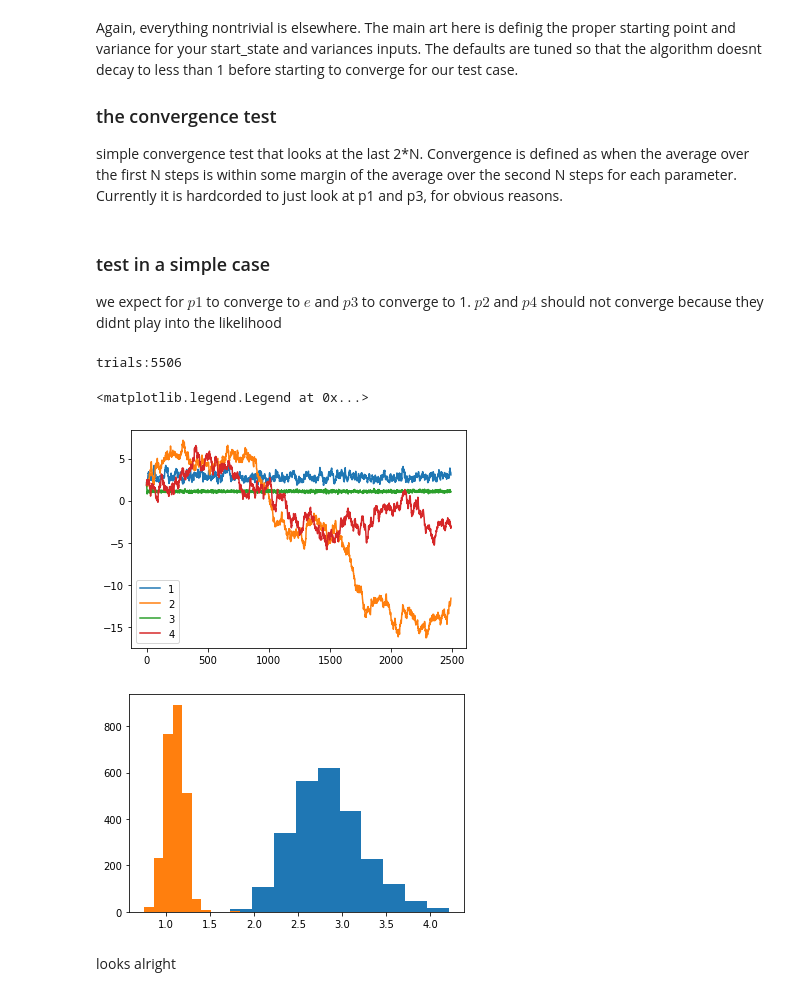
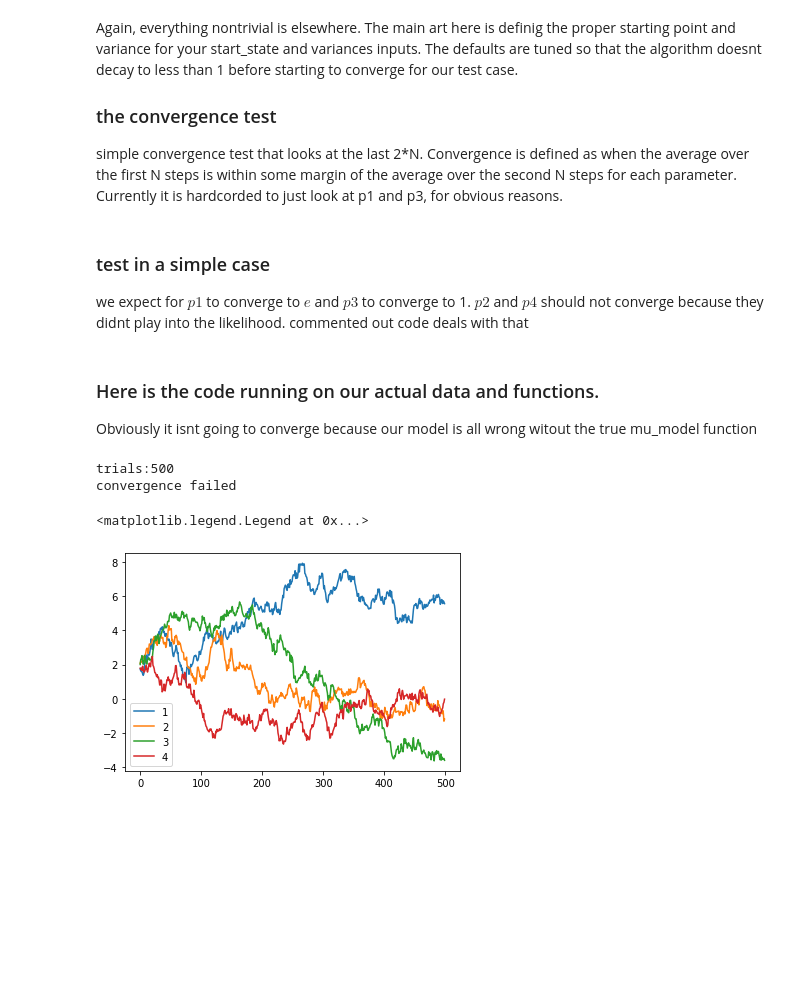
Before and after one commit to baiydaavi/bayesian_inference, a Jupyter notebook: function_and_classes.ipynb, the cells around one changed output. Saved outputs shown, nothing was run; the diff lists cells and outputs as text; code cells hidden in the pictures; blank space fills up the shorter version.

Commit message:
incorporating the real prior/likelihoods into the pipeline

```diff
--- a/function_and_classes.ipynb
+++ b/function_and_classes.ipynb
@@ -9,10 +11,10 @@ import matplotlib.pyplot as plt
 
 If mode=Normal or mode=Uniform gives each parameter identical normal/uniform priors. mode=None allows us to set different arbitrary function for each prior. prior_1, prior_2, prior_3, prior_4 is what we have to edit to fit the new task (hopefully the priors dont actually depend on where we are in parameter space).
 # %%
-def prior(params, mode='uniform'):
-    if mode == 'normal' :
+def test_prior(params, magnitude_mode='uniform'):
+    if magnitude_mode == 'normal' :
         return np.prod(np.exp(-(params**2)))
-    if mode == 'uniform' :
+    if magnitude_mode == 'uniform' :
         return 1
     else :
         p1, p2, p3, p4 = params
@@ -21,6 +23,9 @@ def prior(params, mode='uniform'):
         prior_3 = abs(p3/np.sum(params))
         priot_4 = abs(p4/np.sum(params))
         return [prior_1*prior_2*prior_3*prior_4]
+
+#this is the actual prior function we will use
+from prior_likelihood import prior
 # %% [markdown]
 
 ### define the likelihood given a set of parameters and a data set
@@ -28,10 +33,13 @@ pretty straightforward, we calculate the marginal probabilities of each data poi
 
 In this example we are just using p1 as an estimate of e and p3 as an estimate of the offset, assuming a guassian signal. This is just a test case. Our actual likelihood function will call upon the luminosity data and the function $\mu(params,data)$.
 # %%
-def likelihood(params, data):
+def test_likelihood(params, data):
     p1, p2, p3, p4 = params
     marginal_probs=np.sqrt(np.log(p1)) * p1**(-(data-p3)**2/2)
     return np.prod(marginal_probs)
+
+#this is the actual likelihood we will use
+from prior_likelihood import likelihood
 # %% [markdown]
 
 ### metropolis part
@@ -41,17 +49,17 @@ Everything nontrivial is defined elsewhere, this is just a very straightforward
 
 Note that this fuction calls both the "likelyhood" and the "prior" function
 # %%
-def metropolis(params, candidate_params, data, prior_func=prior, likelihood_func=likelihood, prior_mode = 'uniform'):
+def metropolis(params, candidate_params, data, prior_func, likelihood_func, prior_mode = 'uniform'):
 
     def get_prob(params):
-        return prior_func(params, mode=prior_mode)*likelihood_func(params, data)
+        return prior_func(params, magnitude_mode=prior_mode)*likelihood_func(params, data)
 
     threshhold = min(1, get_prob(candidate_params)/get_prob(params))
     decide=np.random.uniform(0,1,1)
 
     if threshhold > decide:
         return(True)
-    if threshhold < decide:
+    else:
         return(False)
 # %% [markdown]
 ### the chain
@@ -60,7 +68,8 @@ Again, everything nontrivial is elsewhere. The main art here is definig the prop
 ### the convergence test
 simple convergence test that looks at the last 2*N. Convergence is defined as when the average over the first N steps is within some margin of the average over the second N steps for each parameter. Currently it is hardcorded to just look at p1 and p3, for obvious reasons.
 # %%
-def chain(data, max_trials=10000, convergence_window=50, convergence_threshhold=.001, start_state= np.ones(4)+1, variances=np.ones(4)/5):
+def chain(data, max_trials=10000, convergence_window=50, convergence_threshhold=.001, start_state= np.ones(4)+1, variances=np.ones(4)/5,
+    prior_func=prior, likelihood_func=likelihood):
     '''
     data is the data set
     max_trials is to prevent it from taking too long if it gets stuck without convergence
@@ -76,7 +85,7 @@ def chain(data, max_trials=10000, convergence_window=50, convergence_threshhold=
     while convergence == False and i < max_trials:
         candidate = np.random.normal(current,variances)
         i += 1
-        if metropolis(current, candidate, data):
+        if metropolis(current, candidate, data, prior_func, likelihood_func):
             chain.append(candidate)
             current = candidate
         convergence = convergence_test(chain, convergence_window, convergence_threshhold)
@@ -91,8 +100,10 @@ def convergence_test(chain, convergence_window, convergence_threshhold):
             old_means = np.mean(chain[-2*convergence_window + 1: -convergence_window], axis=0)
             new_means = np.mean(chain[-convergence_window: -1], axis=0)
             diff = abs(new_means - old_means)/abs(old_means)
-            # here we hardcode it to look at just the max change in p1 and p3
-            if max(diff[0],diff[2]) < convergence_threshhold:
+            # here we could hardcode it to look at just the max change in p1 and p3
+            # if max(diff[0],diff[2]) < convergence_threshhold:
+
+            if max(diff) < convergence_threshhold:
                 return True
             else:
                 return False
@@ -101,10 +112,4 @@ def convergence_test(chain, convergence_window, convergence_threshhold):
 # %% [markdown]
 ### test in a simple case
 
-we expect for $p1$ to converge to $e$ and $p3$ to converge to 1. $p2$ and $p4$ should not converge because they didnt play into the likelihood
+we expect for $p1$ to converge to $e$ and $p3$ to converge to 1. $p2$ and $p4$ should not converge because they didnt play into the likelihood. commented out code deals with that
-# %%
-data = np.random.normal(1,1,100)
-
-chn = chain(data)
-# %% [output]
-trials:5506
@@ -111,13 +123,12 @@ trials:5506
+# %% [markdown]
+### Here is the code running on our actual data and functions.
+ Obviously it isnt going to converge because our model is all wrong witout the true mu_model function
 # %%
+chn = chain(data_lcparam, max_trials=500, convergence_threshhold=.05)
 plt.plot(chn)
 plt.legend('1234')
 # %% [output]
-<matplotlib.legend.Legend at 0x...>
+trials:500
+convergence failed
+<matplotlib.legend.Legend at 0x...>
-[figure, old version]
+[figure, new version]
-# %%
-plt.hist(chn[:,0]);
-plt.hist(chn[:,2]);
-# %% [output]
-[figure, removed]
-# %% [markdown]
-looks alright
```
Also changed, not shown: parts of 2 cells of this notebook, 2 other files.
